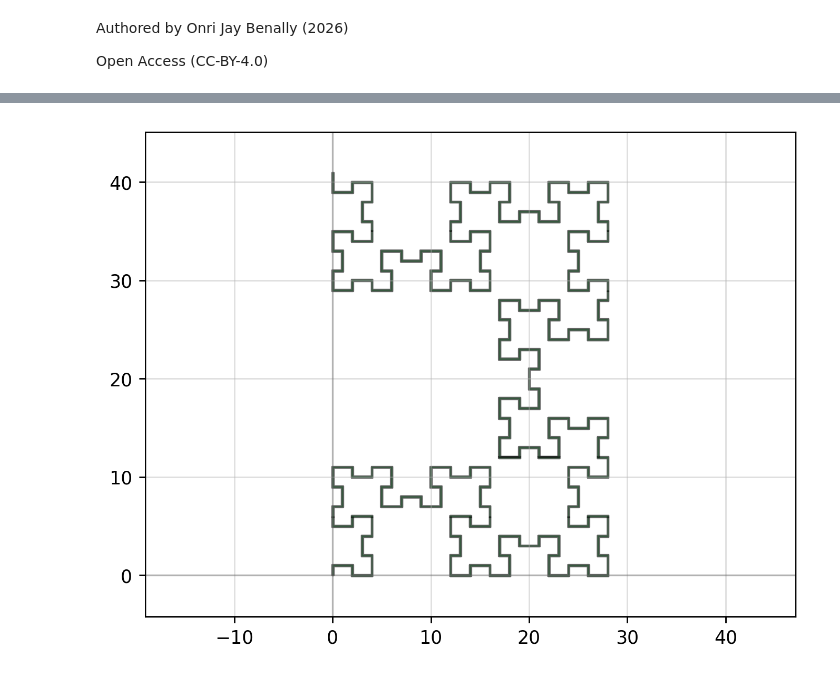
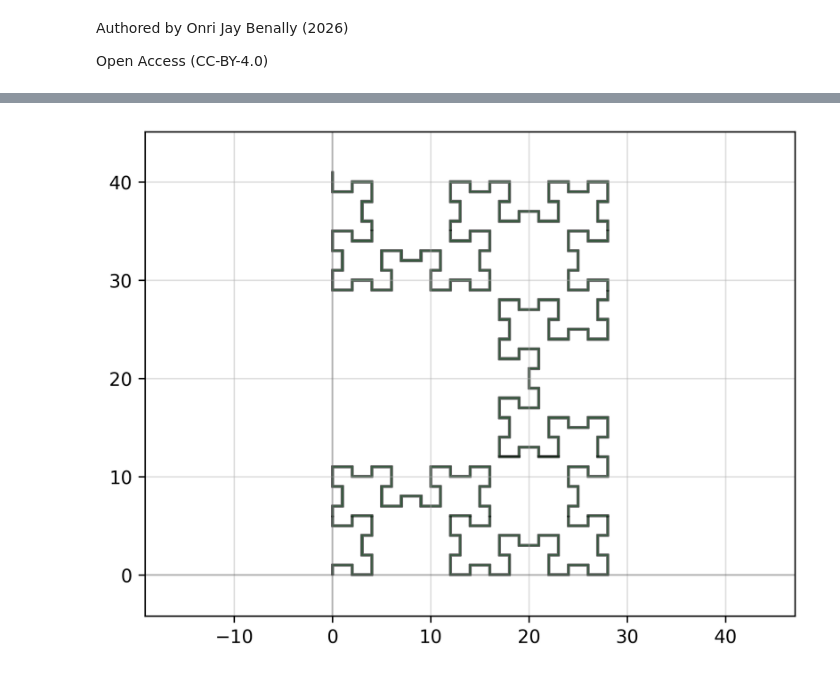
Before and after one commit to OJB-Quantum/Notebooks-for-Ideas, a Jupyter notebook: Simple_Fibonacci_Word_Fractal_Generator_PHIDL_in_Colab.ipynb, the cells around one changed output, grey strips where cells are left out. Cells and saved outputs as stored; diff of their text form; code cells hidden in the pictures.

```diff
--- a/Simple_Fibonacci_Word_Fractal_Generator_PHIDL_in_Colab.ipynb
+++ b/Simple_Fibonacci_Word_Fractal_Generator_PHIDL_in_Colab.ipynb
@@ -35,7 +110,7 @@ PATH_WIDTH: float = 0.15
 # ---------------------
 
 # Establish the explicit visual styling configurations
-mpl.rcParams['figure.dpi'] = 250
+mpl.rcParams['figure.dpi'] = 300
 mpl.rcParams['font.sans-serif'] = ['Tahoma', 'DejaVu Sans']
 mpl.rcParams['font.weight'] = 'normal'
 
@@ -64,31 +139,31 @@ def create_fractal_points(word: str, length: float) -> list[tuple[float, float]]
     points = [(x, y)]
 
     for k, char in enumerate(word, start=1):
         x += length * np.cos(np.radians(angle))
         y += length * np.sin(np.radians(angle))
         points.append((x, y))
 
         if char == '0':
             if k % 2 == 0:
                 angle += 90.0
             else:
                 angle -= 90.0
 
     return points
 
 def main() -> None:
     """Executes the spatial fractal generation and visualizes the PHIDL device."""
     word = generate_fibonacci_word(ITERATION_NUMBER)
     points = create_fractal_points(word, SEGMENT_LENGTH)
 
     device = phidl.Device("Fibonacci_Fractal")
     fractal_path = gdspy.FlexPath(points, PATH_WIDTH)
     device.add(fractal_path)
 
     qp(device)
     plt.show()
 
 if __name__ == "__main__":
     main()
 # %% [output]
-[figure, old version]
+[figure, new version]
```
Also changed, not shown: parts of 4 cells of this notebook.
